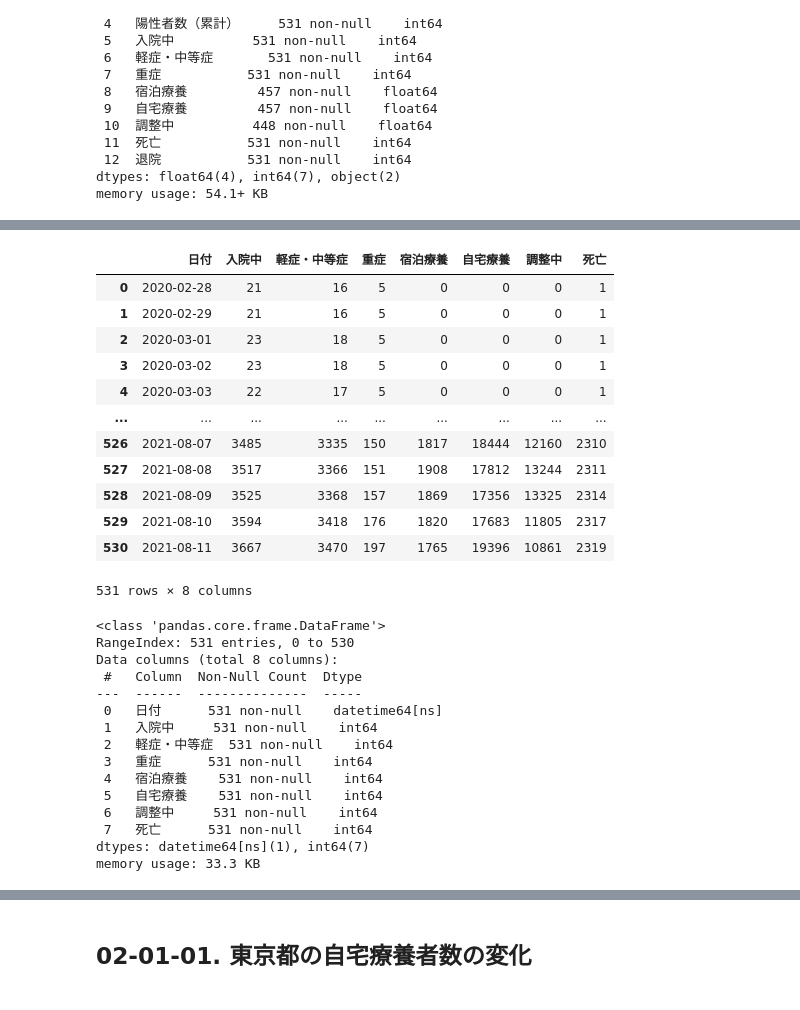
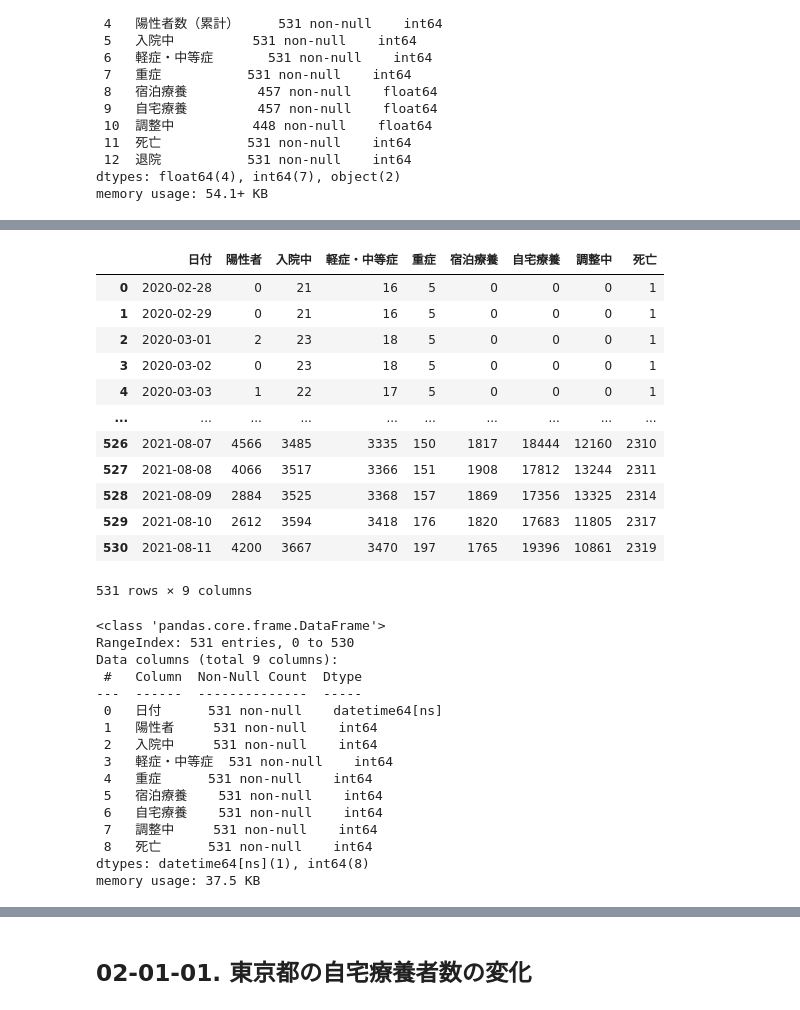
Before and after one commit to deepkick/Visualization-of-the-number-of-Covid19-infected-people-by-Python, a Jupyter notebook: 02_Tokyo_Number_of_People_Convalescing_Home.ipynb, the cells around one changed output, grey strips where cells are left out. Drawn from its saved outputs; the diff is of its cells as text; code cells hidden in the pictures.

```diff
--- a/02_Tokyo_Number_of_People_Convalescing_Home.ipynb
+++ b/02_Tokyo_Number_of_People_Convalescing_Home.ipynb
@@ -116,3 +118,16 @@ Data columns (total 13 columns):
  12  退院           531 non-null    int64
 dtypes: float64(4), int64(7), object(2)
 memory usage: 54.1+ KB
+# %%
+data_positive = data['陽性者数（累計）']
+
+# Series を NumPy配列 に変換
+narray_positive = data_positive.values
+# 隣り合う要素同士の差分を計算
+narray_positive_diff = np.diff(narray_positive)
+# 先頭に 0 を追加
+narray_positive_diff = np.append(0, narray_positive_diff)
+#narray_positive_diff
+# NumPy配列を Series に変換
+data_positive_diff = pd.Series(narray_positive_diff)
+data_positive_diff
@@ -119,50 +151,53 @@ memory usage: 54.1+ KB
 # %%
 # 日付データをdatetime64変換
 data['日付'] = pd.to_datetime(data['日付'])
 # 日付カラムを data_date にいったん保持
 data_date = data['日付']
 
 # カラム削除
 data_1 = data.drop(columns=['全国地方公共団体コード', '都道府県名', '市区町村名', '日付', '陽性者数（累計）', '退院'])
 # 欠損値を0で埋める
 data_1 = data_1.fillna(0)
 # floatからintに変換
 data_1 = data_1.astype('int')
 # 日付カラムを data_1 の0列目に追加
 data_1.insert(0, '日付', data_date)
+# 陽性者数カラムを data_1 の1列目に追加
+data_1.insert(1, '陽性者', data_positive_diff)
 data_1
 # %% [output]
-|  | 日付 | 入院中 | 軽症・中等症 | 重症 | 宿泊療養 | 自宅療養 | 調整中 | 死亡 |
-| 0 | 2020-02-28 | 21 | 16 | 5 | 0 | 0 | 0 | 1 |
-| 1 | 2020-02-29 | 21 | 16 | 5 | 0 | 0 | 0 | 1 |
-| 2 | 2020-03-01 | 23 | 18 | 5 | 0 | 0 | 0 | 1 |
-| 3 | 2020-03-02 | 23 | 18 | 5 | 0 | 0 | 0 | 1 |
-| 4 | 2020-03-03 | 22 | 17 | 5 | 0 | 0 | 0 | 1 |
-| ... | ... | ... | ... | ... | ... | ... | ... | ... |
-| 526 | 2021-08-07 | 3485 | 3335 | 150 | 1817 | 18444 | 12160 | 2310 |
-| 527 | 2021-08-08 | 3517 | 3366 | 151 | 1908 | 17812 | 13244 | 2311 |
-| 528 | 2021-08-09 | 3525 | 3368 | 157 | 1869 | 17356 | 13325 | 2314 |
-| 529 | 2021-08-10 | 3594 | 3418 | 176 | 1820 | 17683 | 11805 | 2317 |
-| 530 | 2021-08-11 | 3667 | 3470 | 197 | 1765 | 19396 | 10861 | 2319 |
+|  | 日付 | 陽性者 | 入院中 | 軽症・中等症 | 重症 | 宿泊療養 | 自宅療養 | 調整中 | 死亡 |
+| 0 | 2020-02-28 | 0 | 21 | 16 | 5 | 0 | 0 | 0 | 1 |
+| 1 | 2020-02-29 | 0 | 21 | 16 | 5 | 0 | 0 | 0 | 1 |
+| 2 | 2020-03-01 | 2 | 23 | 18 | 5 | 0 | 0 | 0 | 1 |
+| 3 | 2020-03-02 | 0 | 23 | 18 | 5 | 0 | 0 | 0 | 1 |
+| 4 | 2020-03-03 | 1 | 22 | 17 | 5 | 0 | 0 | 0 | 1 |
+| ... | ... | ... | ... | ... | ... | ... | ... | ... | ... |
+| 526 | 2021-08-07 | 4566 | 3485 | 3335 | 150 | 1817 | 18444 | 12160 | 2310 |
+| 527 | 2021-08-08 | 4066 | 3517 | 3366 | 151 | 1908 | 17812 | 13244 | 2311 |
+| 528 | 2021-08-09 | 2884 | 3525 | 3368 | 157 | 1869 | 17356 | 13325 | 2314 |
+| 529 | 2021-08-10 | 2612 | 3594 | 3418 | 176 | 1820 | 17683 | 11805 | 2317 |
+| 530 | 2021-08-11 | 4200 | 3667 | 3470 | 197 | 1765 | 19396 | 10861 | 2319 |
-531 rows × 8 columns
+531 rows × 9 columns
 # %%
 data_1.info()
 # %% [output]
 <class 'pandas.core.frame.DataFrame'>
 RangeIndex: 531 entries, 0 to 530
-Data columns (total 8 columns):
+Data columns (total 9 columns):
  #   Column  Non-Null Count  Dtype
 ---  ------  --------------  -----
  0   日付      531 non-null    datetime64[ns]
- 1   入院中     531 non-null    int64
- 2   軽症・中等症  531 non-null    int64
- 3   重症      531 non-null    int64
- 4   宿泊療養    531 non-null    int64
- 5   自宅療養    531 non-null    int64
- 6   調整中     531 non-null    int64
- 7   死亡      531 non-null    int64
-dtypes: datetime64[ns](1), int64(7)
-memory usage: 33.3 KB
+ 1   陽性者     531 non-null    int64
+ 2   入院中     531 non-null    int64
+ 3   軽症・中等症  531 non-null    int64
+ 4   重症      531 non-null    int64
+ 5   宿泊療養    531 non-null    int64
+ 6   自宅療養    531 non-null    int64
+ 7   調整中     531 non-null    int64
+ 8   死亡      531 non-null    int64
+dtypes: datetime64[ns](1), int64(8)
+memory usage: 37.5 KB
 # %%
 data_1.describe()
 # %% [output]
```
Also changed, not shown: parts of 12 cells of this notebook, 7 other files.
